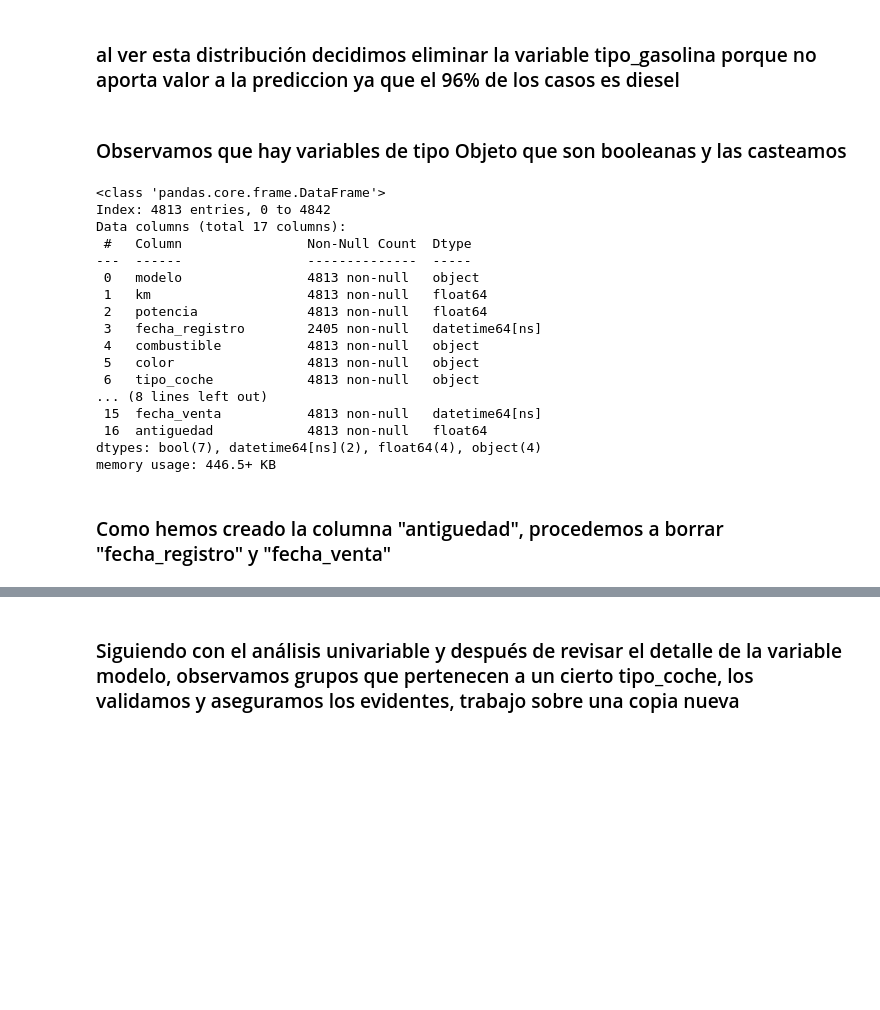
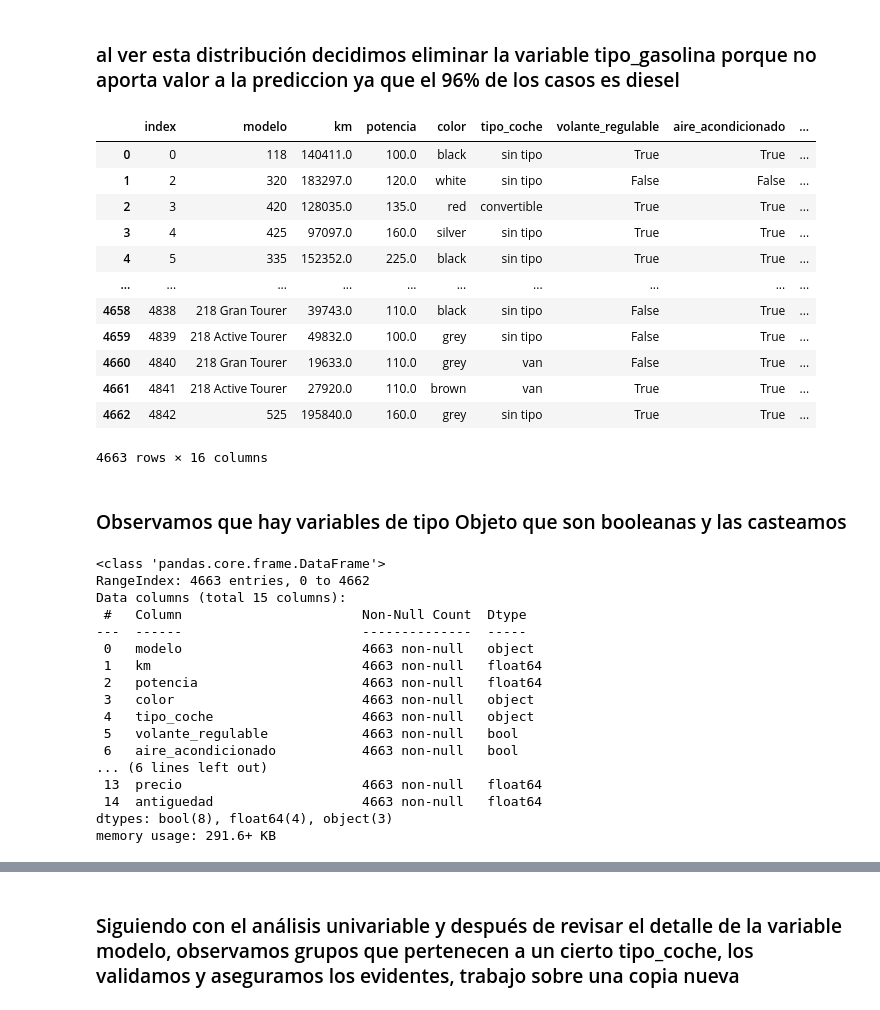
Before and after one commit to Unbiunio/Project-BMW, a Jupyter notebook: df_bmw.ipynb, the cells around one changed output, grey strips where cells are left out. Drawn from its saved outputs; the diff is of its cells as text; code cells hidden in the pictures; blank space fills up the shorter version.

```diff
--- a/df_bmw.ipynb
+++ b/df_bmw.ipynb
@@ -587,4 +616,20 @@ Name: proportion, dtype: float64
 ### al ver esta distribución decidimos eliminar la variable tipo_gasolina porque no aporta valor a la prediccion ya que el 96% de los casos es diesel
 # %%
 del(df_bmw["tipo_gasolina"])
+# %%
+df_bmw
+# %% [output]
+|  | index | modelo | km | potencia | color | tipo_coche | volante_regulable | aire_acondicionado | ... |
+| 0 | 0 | 118 | 140411.0 | 100.0 | black | sin tipo | True | True | ... |
+| 1 | 2 | 320 | 183297.0 | 120.0 | white | sin tipo | False | False | ... |
+| 2 | 3 | 420 | 128035.0 | 135.0 | red | convertible | True | True | ... |
+| 3 | 4 | 425 | 97097.0 | 160.0 | silver | sin tipo | True | True | ... |
+| 4 | 5 | 335 | 152352.0 | 225.0 | black | sin tipo | True | True | ... |
+| ... | ... | ... | ... | ... | ... | ... | ... | ... | ... |
+| 4658 | 4838 | 218 Gran Tourer | 39743.0 | 110.0 | black | sin tipo | False | True | ... |
+| 4659 | 4839 | 218 Active Tourer | 49832.0 | 100.0 | grey | sin tipo | False | True | ... |
+| 4660 | 4840 | 218 Gran Tourer | 19633.0 | 110.0 | grey | van | False | True | ... |
+| 4661 | 4841 | 218 Active Tourer | 27920.0 | 110.0 | brown | van | True | True | ... |
+| 4662 | 4842 | 525 | 195840.0 | 160.0 | grey | sin tipo | True | True | ... |
+4663 rows × 16 columns
 # %%
@@ -599,22 +644,20 @@ for i in list_to_cast:
 # %%
-df_bmw6.info()
+df_bmw.info()
 # %% [output]
 <class 'pandas.core.frame.DataFrame'>
-Index: 4813 entries, 0 to 4842
-Data columns (total 17 columns):
- #   Column                Non-Null Count  Dtype
----  ------                --------------  -----
- 0   modelo                4813 non-null   object
- 1   km                    4813 non-null   float64
- 2   potencia              4813 non-null   float64
- 3   fecha_registro        2405 non-null   datetime64[ns]
- 4   combustible           4813 non-null   object
- 5   color                 4813 non-null   object
- 6   tipo_coche            4813 non-null   object
-... (8 lines left out)
- 15  fecha_venta           4813 non-null   datetime64[ns]
- 16  antiguedad            4813 non-null   float64
-dtypes: bool(7), datetime64[ns](2), float64(4), object(4)
-memory usage: 446.5+ KB
+RangeIndex: 4663 entries, 0 to 4662
+Data columns (total 15 columns):
+ #   Column                       Non-Null Count  Dtype
+---  ------                       --------------  -----
+ 0   modelo                       4663 non-null   object
+ 1   km                           4663 non-null   float64
+ 2   potencia                     4663 non-null   float64
+ 3   color                        4663 non-null   object
+ 4   tipo_coche                   4663 non-null   object
+ 5   volante_regulable            4663 non-null   bool
+ 6   aire_acondicionado           4663 non-null   bool
+... (6 lines left out)
+ 13  precio                       4663 non-null   float64
+ 14  antiguedad                   4663 non-null   float64
+dtypes: bool(8), float64(4), object(3)
+memory usage: 291.6+ KB
-# %% [markdown]
-### Como hemos creado la columna "antiguedad", procedemos a borrar "fecha_registro" y "fecha_venta"
```
Also changed, not shown: parts of 40 cells of this notebook, 1 other file.
